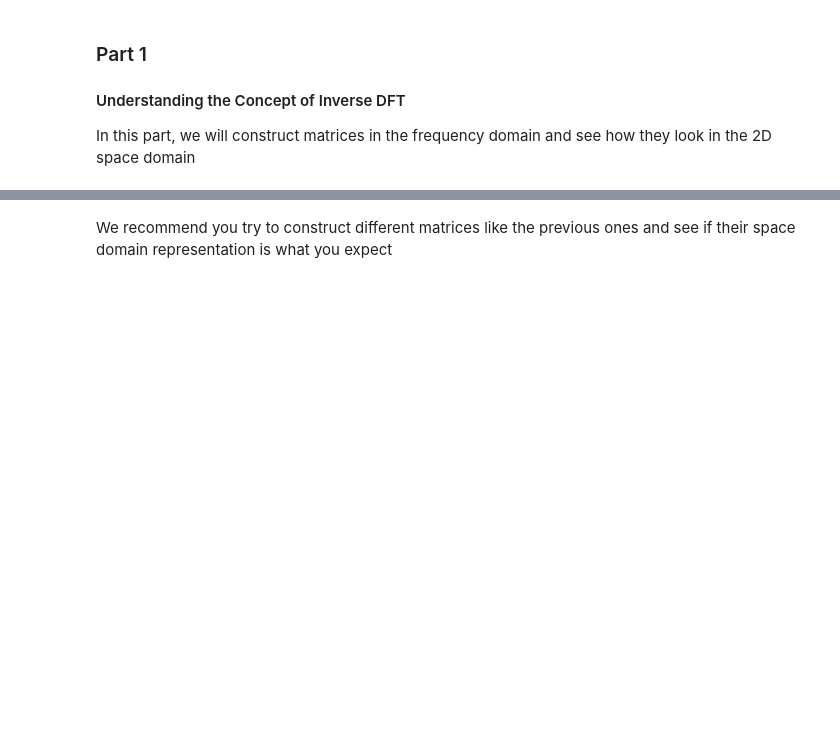
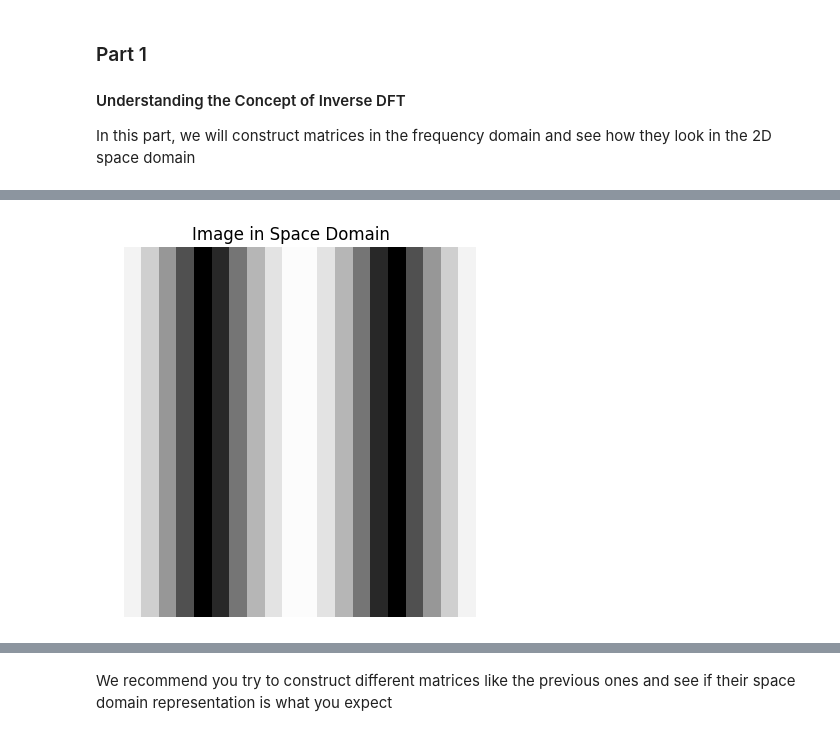
Before and after one commit to amir-kedis/image-processing-labs, a Jupyter notebook: Lab2-std/lab2-std.ipynb, the cells around one changed output, grey strips where cells are left out. Drawn from its saved outputs; the diff is of its cells as text; code cells hidden in the pictures; blank space fills up the shorter version.

```diff
--- a/Lab2-std/lab2-std.ipynb
+++ b/Lab2-std/lab2-std.ipynb
@@ -53,0 +48,13 @@ plot_image_from_freq(freq_domain_mat)
+# %%
+# TODO: construct a matrix in the frequency domain that makes a HORIZONTALLY moving ripple in the space domain
+
+freq_domain_mat = np.zeros([21,21])
+freq_domain_mat[10, 9] = 1
+freq_domain_mat[10, 11] = 1
+plot_image_from_freq(freq_domain_mat)
+# Explanation: Positions along the horizontal axis (x-axis) in the frequency domain correspond to variations
+# in the horizontal direction. Placing values at (10, 9) and (10, 11) means that we have components that oscillate horizontally.
+# Why a Horizontal Ripple?: Because the points are aligned along the horizontal axis in the frequency domain,
+# the resulting IFT creates a ripple pattern that repeats horizontally in the spatial domain.
+# %% [output]
+[figure, added]
```
Also changed, not shown: parts of 9 cells of this notebook.
